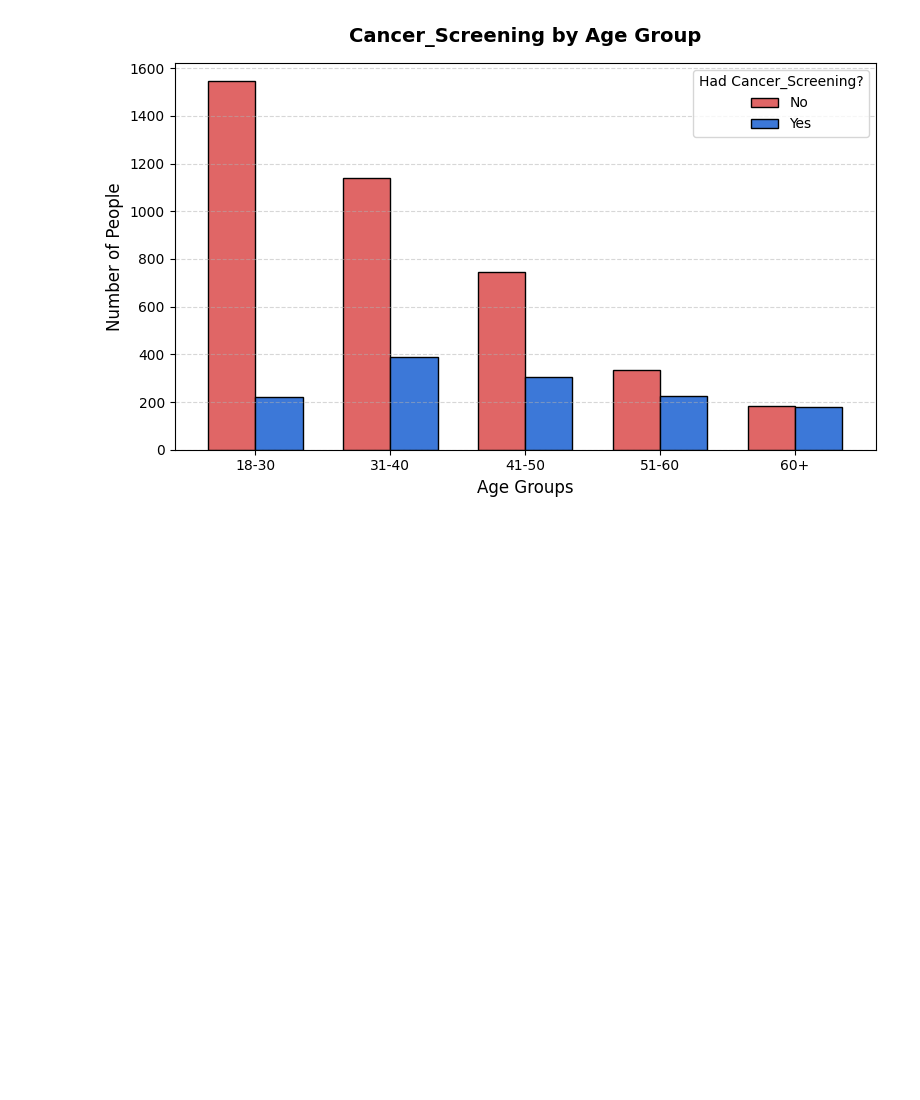
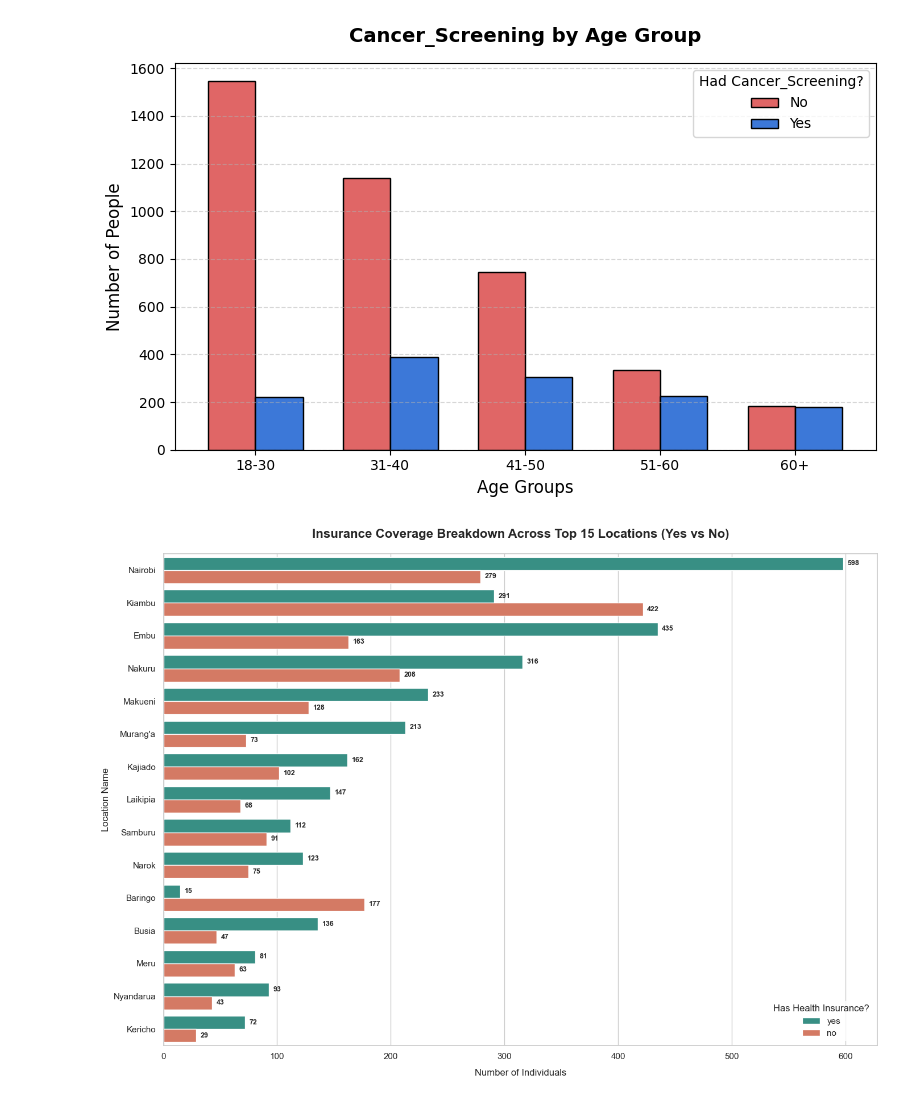
Before and after one commit to Hashim-baya/Data_Science, a Jupyter notebook: Health_Care_Analysis/notebooks/04_eda.ipynb, the cells around one changed output. Cells and saved outputs as stored; diff of their text form; code cells hidden in the pictures; blank space fills up the shorter version.

```diff
--- a/Health_Care_Analysis/notebooks/04_eda.ipynb
+++ b/Health_Care_Analysis/notebooks/04_eda.ipynb
@@ -155,3 +156,44 @@ plt.tight_layout()
 plt.show()
 # %% [output]
 [figure]
+# %%
+healthcare_df = pd.read_excel('../data/processed/final_healthcare.xlsx')
+# %%
+# Set up canvas and clean grid theme
+plt.figure(figsize=(14, 10))
+sns.set_theme(style="whitegrid")
+
+# Chain operations to filter missing coordinates, normalize strings, group by location/status, and slice the top 10 populated areas
+ax = sns.barplot(
+    x='Count',
+    y='location_name',
+    hue='Health_Insurance',
+    data=(
+        healthcare_df[healthcare_df['location_name'] != "Unknown / Missing Coordinates"]
+        .assign(Health_Insurance=healthcare_df['Health_Insurance'].str.strip().str.lower())
+        .groupby(['location_name', 'Health_Insurance'])
+        .size()
+        .reset_index(name='Count')
+        .assign(Total_Loc=lambda d: d.groupby('location_name')['Count'].transform('sum'))
+        .sort_values(by=['Total_Loc', 'Count'], ascending=[False, False])
+        .drop(columns=['Total_Loc'])
+        # Multiplied by 2 to capture both the 'yes' and 'no' rows for the top 10 locations
+        .head(30)
+    ),
+    palette=['#2a9d8f', '#e76f51']  # Clean teal for 'yes', coral for 'no'
+)
+
+# Label counts explicitly on the tip of each paired bar
+for container in ax.containers:
+    ax.bar_label(container, fmt='%d', padding=5, fontsize=9, weight='bold')
+
+# Customize titles, clear axes labels, and legend positioning
+plt.title('Insurance Coverage Breakdown Across Top 15 Locations (Yes vs No)', fontsize=16, pad=20, weight='bold')
+plt.xlabel('Number of Individuals', fontsize=12, labelpad=10)
+plt.ylabel('Location Name', fontsize=12)
+plt.legend(title='Has Health Insurance?', frameon=True, facecolor='white', edgecolor='none')
+
+plt.tight_layout()
+plt.show()
+# %% [output]
+[figure, added]
```
Also changed, not shown: parts of 1 cell of this notebook, 18 other files.
